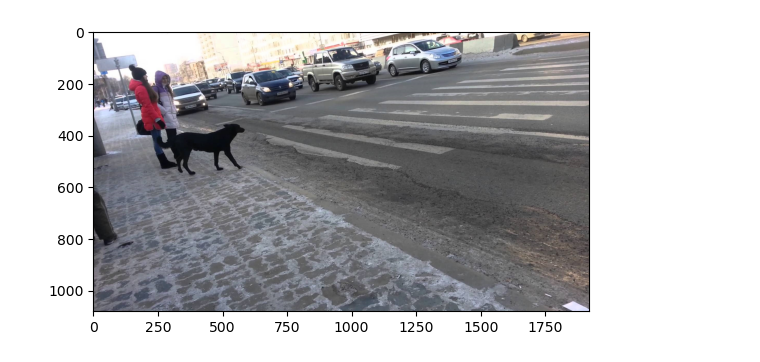
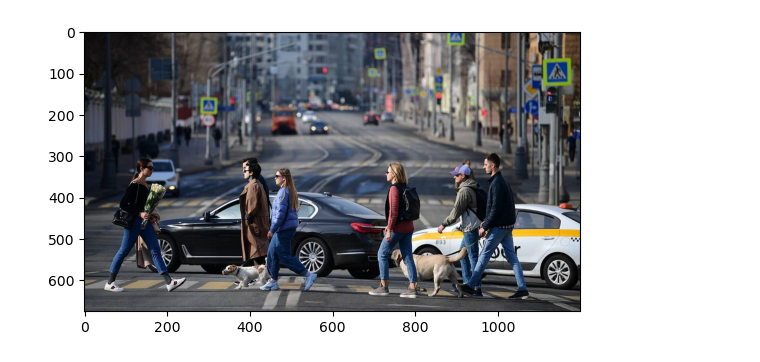
Before and after one commit to Filichkin/objectdetection, a Jupyter notebook: main.ipynb, the cells around one changed output. Drawn from its saved outputs; the diff is of its cells as text; code cells hidden in the pictures.

```diff
--- a/main.ipynb
+++ b/main.ipynb
@@ -7,9 +7,9 @@ from PIL import Image
 from utils.nms import non_max_suppression
 from utils.convert_box import xyxy2xywh
 # %%
-img = Image.open ('/Users/alexeyfilichkin/Desktop/PyTorch/segmentation/CVAT/9.jpeg').convert('RGB' )
-#  pred = torch.load('pred.pt')
+img = Image.open ('000011.jpg').convert('RGB' )
+pred = torch.load('pred.pt')
 plt.imshow(img)
 plt.show()
 # %% [output]
-[figure, old version]
+[figure, new version]
```
Also changed, not shown: 3 other files.
